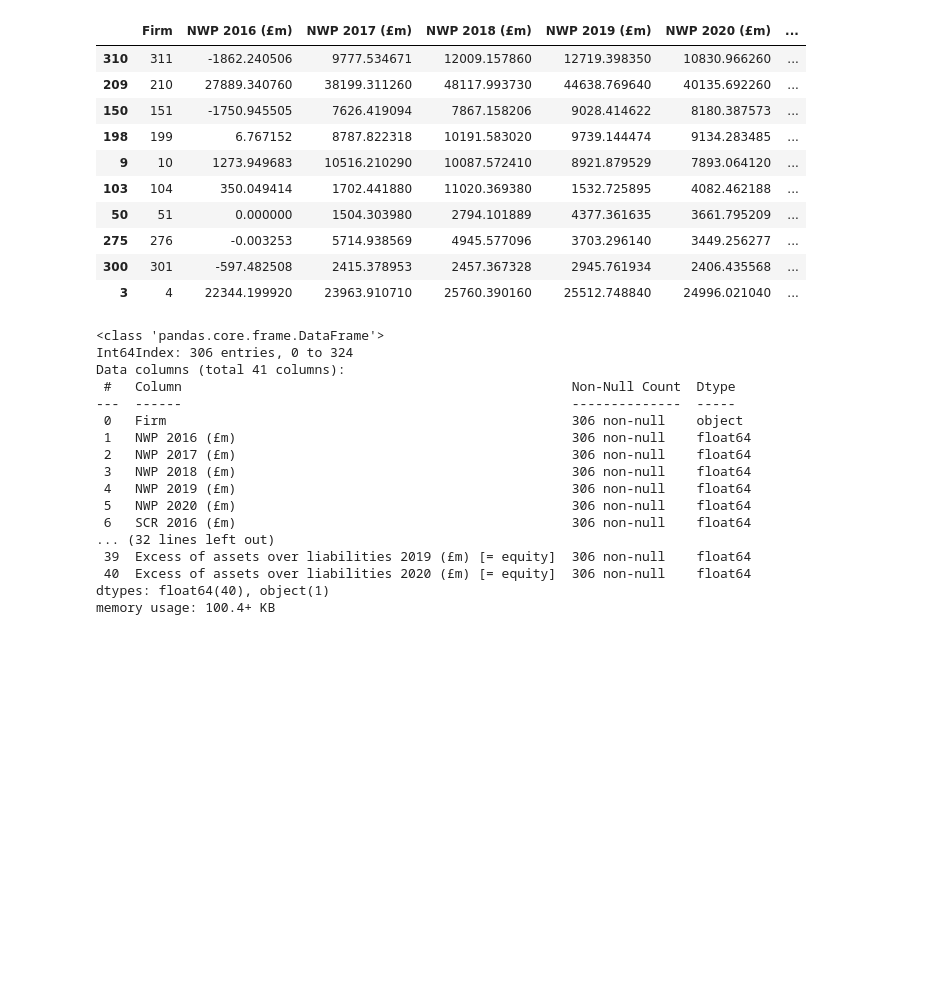
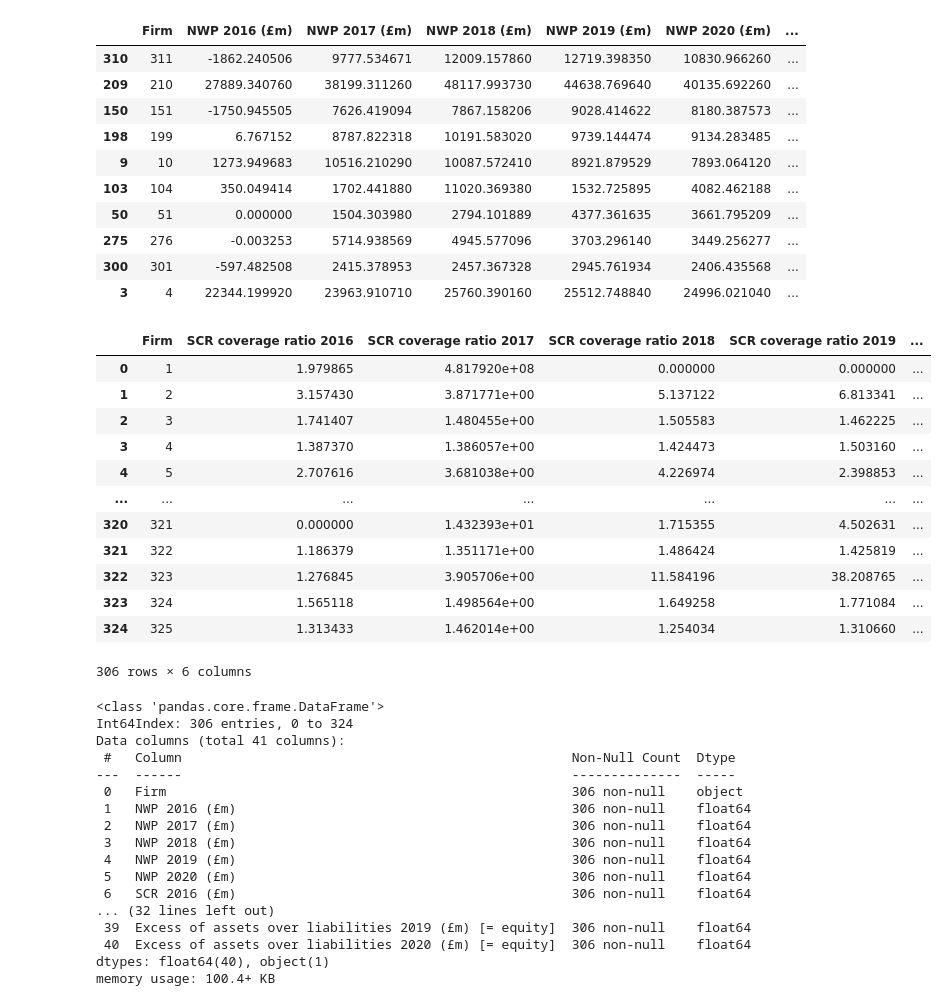
Before and after one commit to JackCT1/insurance-firm-analysis-report, a Jupyter notebook: report.ipynb, the cells around one changed output. Cells and saved outputs as stored; diff of their text form; code cells hidden in the pictures; blank space fills up the shorter version.

Commit message:
scr coverage df created

```diff
--- a/report.ipynb
+++ b/report.ipynb
@@ -97,7 +97,22 @@ nwp_df.sort_values('Difference in NWP between 2016 and 2020', ascending=False).h
 | 300 | 301 | -597.482508 | 2415.378953 | 2457.367328 | 2945.761934 | 2406.435568 | ... |
 | 3 | 4 | 22344.199920 | 23963.910710 | 25760.390160 | 25512.748840 | 24996.021040 | ... |
 # %%
-scr_coverage_ratio_df = df1['Firm', 'SCR coverage ratio 2016', ]
+scr_coverage_ratio_df = df1[['Firm', 'SCR coverage ratio 2016', 'SCR coverage ratio 2017', 'SCR coverage ratio 2018', 'SCR coverage ratio 2019', 'SCR coverage ratio 2020']]
+scr_coverage_ratio_df
+# %% [output]
+|  | Firm | SCR coverage ratio 2016 | SCR coverage ratio 2017 | SCR coverage ratio 2018 | SCR coverage ratio 2019 | ... |
+| 0 | 1 | 1.979865 | 4.817920e+08 | 0.000000 | 0.000000 | ... |
+| 1 | 2 | 3.157430 | 3.871771e+00 | 5.137122 | 6.813341 | ... |
+| 2 | 3 | 1.741407 | 1.480455e+00 | 1.505583 | 1.462225 | ... |
+| 3 | 4 | 1.387370 | 1.386057e+00 | 1.424473 | 1.503160 | ... |
+| 4 | 5 | 2.707616 | 3.681038e+00 | 4.226974 | 2.398853 | ... |
+| ... | ... | ... | ... | ... | ... | ... |
+| 320 | 321 | 0.000000 | 1.432393e+01 | 1.715355 | 4.502631 | ... |
+| 321 | 322 | 1.186379 | 1.351171e+00 | 1.486424 | 1.425819 | ... |
+| 322 | 323 | 1.276845 | 3.905706e+00 | 11.584196 | 38.208765 | ... |
+| 323 | 324 | 1.565118 | 1.498564e+00 | 1.649258 | 1.771084 | ... |
+| 324 | 325 | 1.313433 | 1.462014e+00 | 1.254034 | 1.310660 | ... |
+306 rows × 6 columns
 # %%
 df1.info()
 # %% [output]
```
